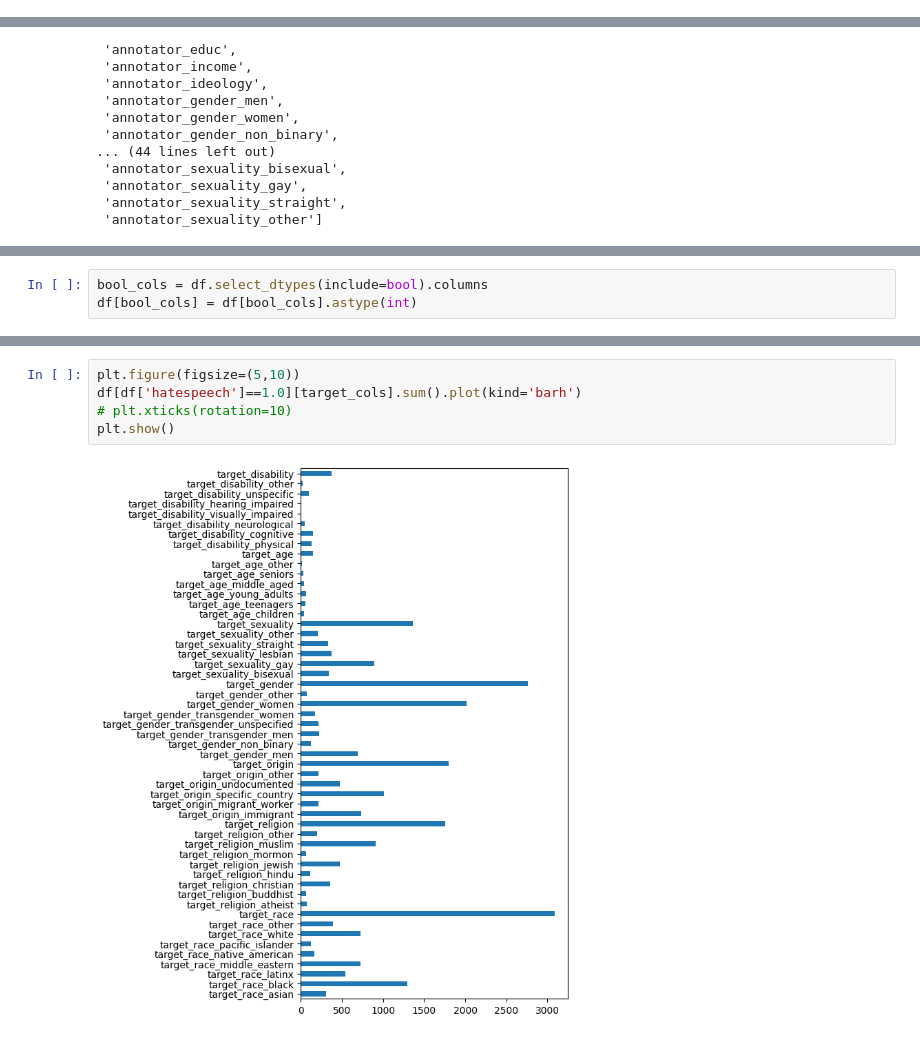
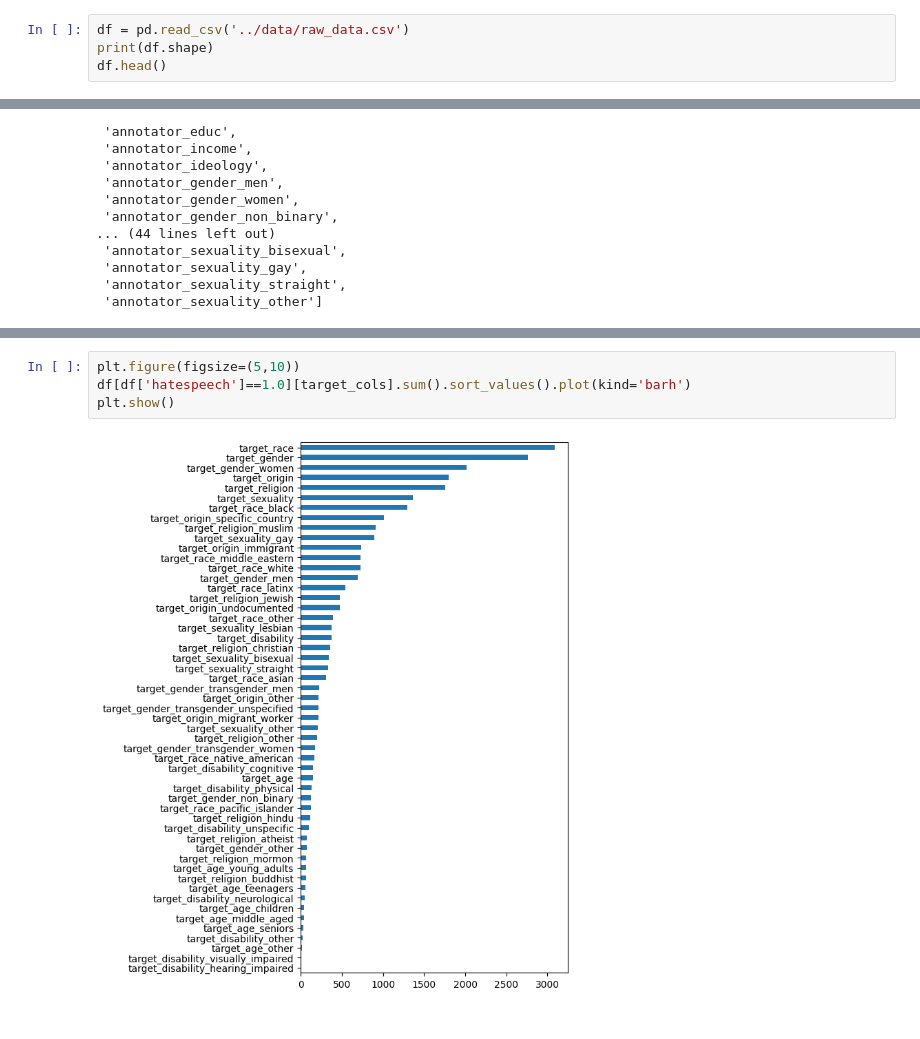
Before and after one commit to tathagatsathe/Hate_Speech_Detection, a Jupyter notebook: notebook/EDA.ipynb, the cells around one changed output, grey strips where cells are left out. Drawn from its saved outputs; the diff is of its cells as text.

```diff
--- a/notebook/EDA.ipynb
+++ b/notebook/EDA.ipynb
@@ -16,0 +13,4 @@ Found cached dataset parquet (/home/tathagat/.cache/huggingface/datasets/ucberke
+# %%
+df = pd.read_csv('../data/raw_data.csv')
+print(df.shape)
+df.head()
@@ -143,4 +139 @@ df[target_cols].head()
 5 rows × 53 columns
-# %%
-bool_cols = df.select_dtypes(include=bool).columns
-df[bool_cols] = df[bool_cols].astype(int)
@@ -147,7 +159,6 @@ df[bool_cols] = df[bool_cols].astype(int)
 # %%
 plt.figure(figsize=(5,10))
-df[df['hatespeech']==1.0][target_cols].sum().plot(kind='barh')
-# plt.xticks(rotation=10)
+df[df['hatespeech']==1.0][target_cols].sum().sort_values().plot(kind='barh')
 plt.show()
 # %% [output]
-[figure, old version]
+[figure, new version]
```
Also changed, not shown: parts of 28 cells of this notebook, 3 other files.
